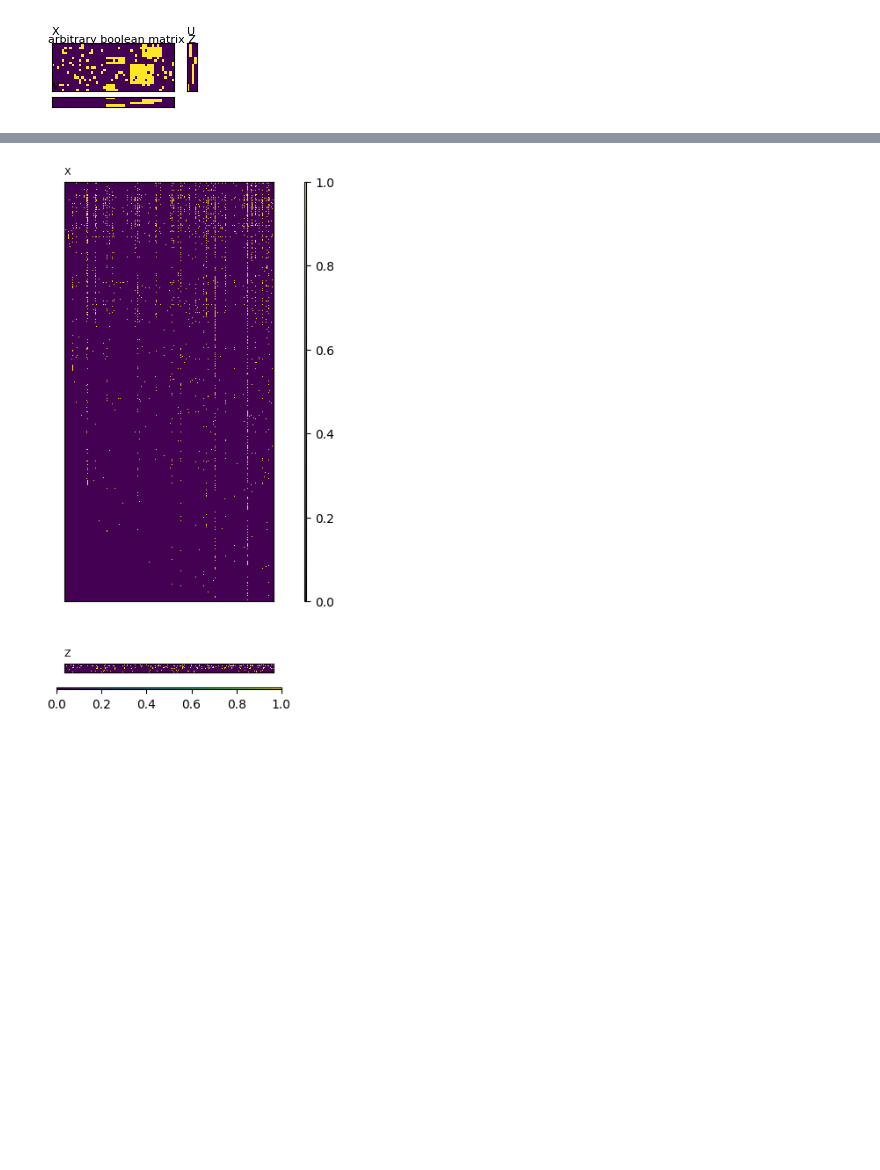
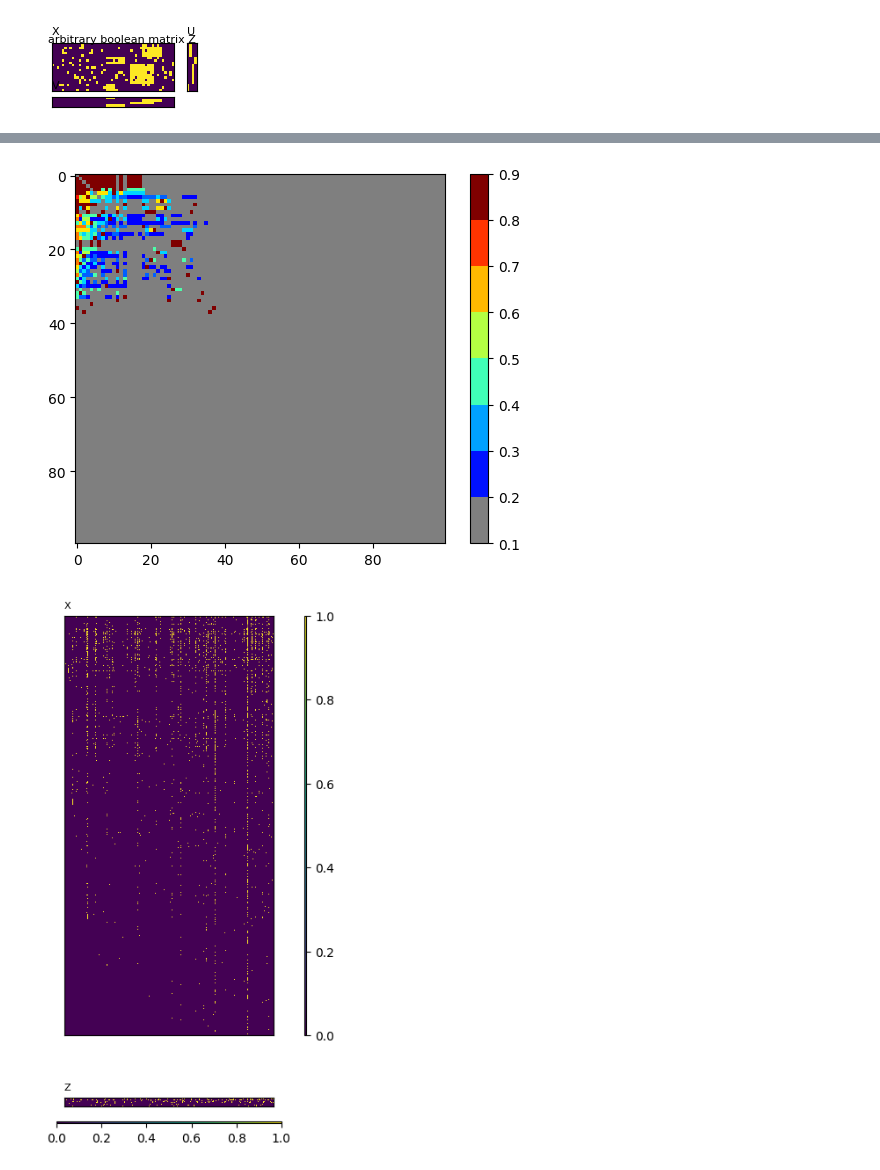
Before and after one commit to PreferredAI/PyBMF, a Jupyter notebook: examples/ex07_1_AssoQuant_diagnosis.ipynb, the cells around one changed output, grey strips where cells are left out. Saved outputs shown, nothing was run; the diff lists cells and outputs as text; code cells hidden in the pictures; blank space fills up the shorter version.

```diff
--- a/examples/ex07_1_AssoQuant_diagnosis.ipynb
+++ b/examples/ex07_1_AssoQuant_diagnosis.ipynb
@@ -203,3 +198,15 @@ plot_basis(X_assoc, 10)
+# %%
+x = np.asarray(X_assoc)
+idx = x.sum(axis=1)
+idx = np.flip(np.argsort(idx)).astype(int)
+# self.E = np.arange(self.E)[idx].tolist()
+x = x[idx, :]
+idx = x.sum(axis=0)
+idx = np.flip(np.argsort(idx)).astype(int)
+x = x[:, idx]
+plot_basis(x, 10)
+# %% [output]
+[figure, added]
 # %%
 from utils import to_dense
 settings = [(to_dense(X), [0, 0], 'X'), (to_dense(Z), [2, 0], 'Z')]
```
Also changed, not shown: parts of 6 cells of this notebook, 13 other files.
